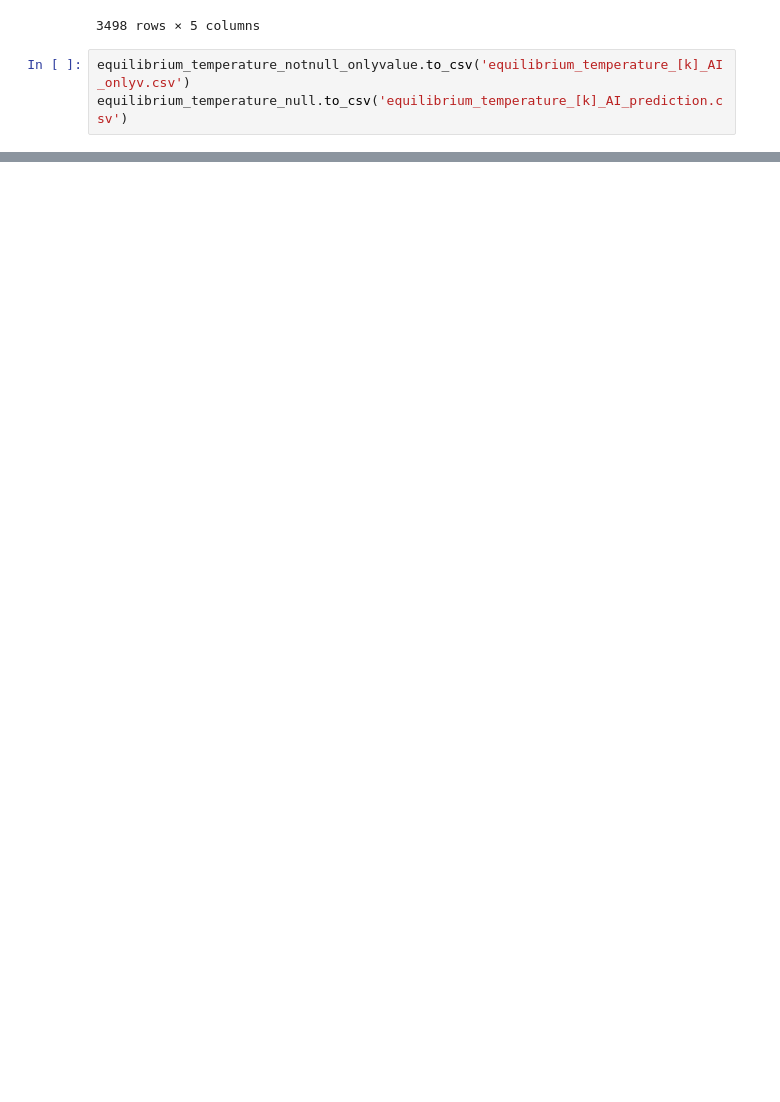
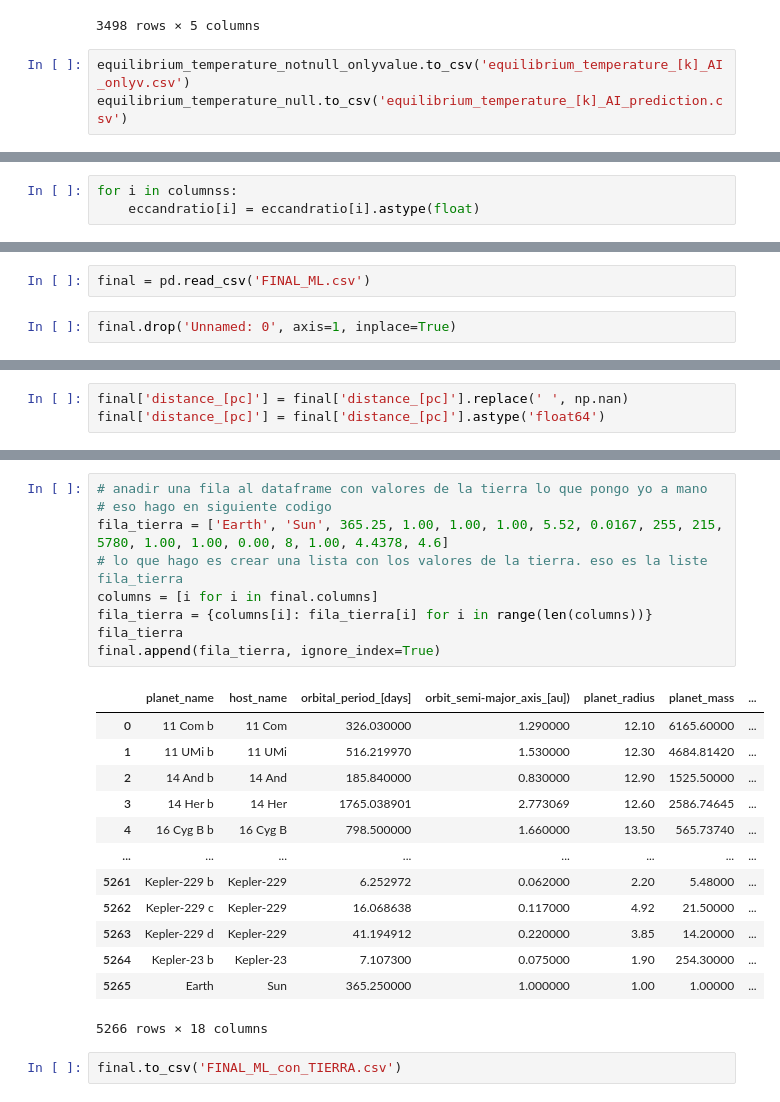
Before and after one commit to aminmadrileno/Exoplanet-project, a Jupyter notebook: extraction.ipynb, the cells around one changed output, grey strips where cells are left out. Cells and saved outputs as stored; diff of their text form; blank space fills up the shorter version.

```diff
--- a/extraction.ipynb
+++ b/extraction.ipynb
@@ -1584,0 +1717,3 @@ equilibrium_temperature_null.to_csv('equilibrium_temperature_[k]_AI_prediction.c
+# %%
+for i in columnss:
+    eccandratio[i] = eccandratio[i].astype(float)
@@ -1584,0 +1796,4 @@ equilibrium_temperature_null.to_csv('equilibrium_temperature_[k]_AI_prediction.c
+# %%
+final = pd.read_csv('FINAL_ML.csv')
+# %%
+final.drop('Unnamed: 0', axis=1, inplace=True)
@@ -1584,0 +1820,3 @@ equilibrium_temperature_null.to_csv('equilibrium_temperature_[k]_AI_prediction.c
+# %%
+final['distance_[pc]'] = final['distance_[pc]'].replace(' ', np.nan)
+final['distance_[pc]'] = final['distance_[pc]'].astype('float64')
@@ -1584,0 +1840,25 @@ equilibrium_temperature_null.to_csv('equilibrium_temperature_[k]_AI_prediction.c
+# %%
+# anadir una fila al dataframe con valores de la tierra lo que pongo yo a mano
+# eso hago en siguiente codigo
+fila_tierra = ['Earth', 'Sun', 365.25, 1.00, 1.00, 1.00, 5.52, 0.0167, 255, 215, 5780, 1.00, 1.00, 0.00, 8, 1.00, 4.4378, 4.6]
+# lo que hago es crear una lista con los valores de la tierra. eso es la liste fila_tierra
+columns = [i for i in final.columns]
+fila_tierra = {columns[i]: fila_tierra[i] for i in range(len(columns))}
+fila_tierra
+final.append(fila_tierra, ignore_index=True)
+# %% [output]
+|  | planet_name | host_name | orbital_period_[days] | orbit_semi-major_axis_[au]) | planet_radius | planet_mass | ... |
+| 0 | 11 Com b | 11 Com | 326.030000 | 1.290000 | 12.10 | 6165.60000 | ... |
+| 1 | 11 UMi b | 11 UMi | 516.219970 | 1.530000 | 12.30 | 4684.81420 | ... |
+| 2 | 14 And b | 14 And | 185.840000 | 0.830000 | 12.90 | 1525.50000 | ... |
+| 3 | 14 Her b | 14 Her | 1765.038901 | 2.773069 | 12.60 | 2586.74645 | ... |
+| 4 | 16 Cyg B b | 16 Cyg B | 798.500000 | 1.660000 | 13.50 | 565.73740 | ... |
+| ... | ... | ... | ... | ... | ... | ... | ... |
+| 5261 | Kepler-229 b | Kepler-229 | 6.252972 | 0.062000 | 2.20 | 5.48000 | ... |
+| 5262 | Kepler-229 c | Kepler-229 | 16.068638 | 0.117000 | 4.92 | 21.50000 | ... |
+| 5263 | Kepler-229 d | Kepler-229 | 41.194912 | 0.220000 | 3.85 | 14.20000 | ... |
+| 5264 | Kepler-23 b | Kepler-23 | 7.107300 | 0.075000 | 1.90 | 254.30000 | ... |
+| 5265 | Earth | Sun | 365.250000 | 1.000000 | 1.00 | 1.00000 | ... |
+5266 rows × 18 columns
+# %%
+final.to_csv('FINAL_ML_con_TIERRA.csv')
```
Also changed, not shown: parts of 52 cells of this notebook.
